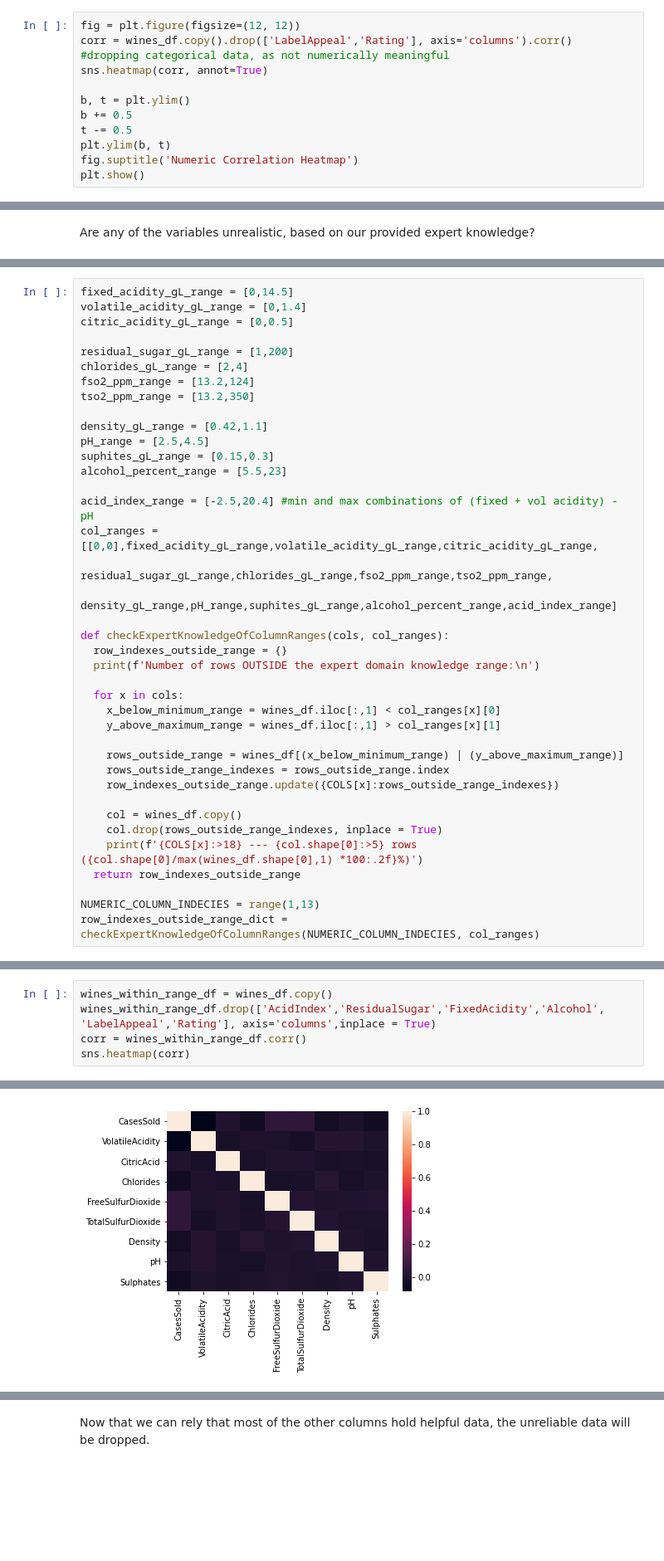
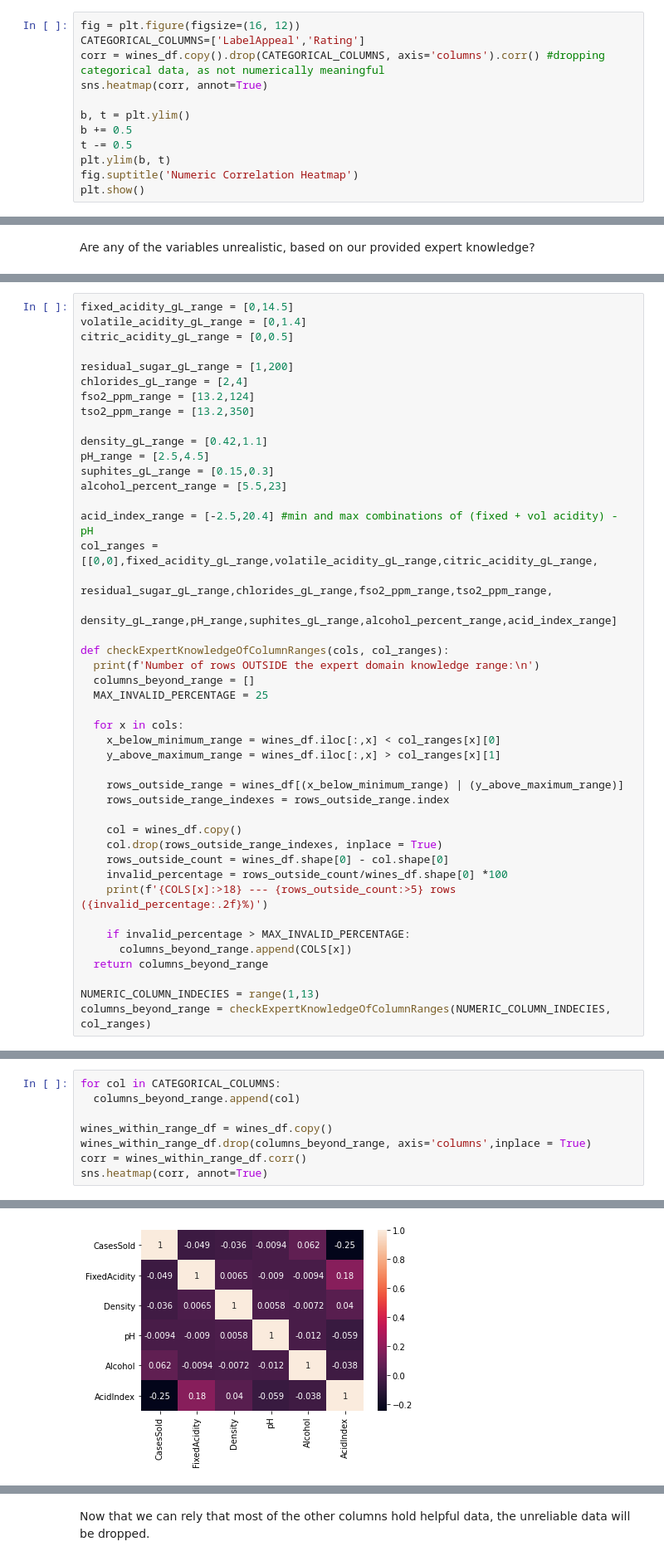
Before and after one commit to yabbou/python-data-science, a Jupyter notebook: hw_6.ipynb, the cells around one changed output, grey strips where cells are left out. Shown at 83% size. Saved outputs shown, nothing was run; the diff lists cells and outputs as text; blank space fills up the shorter version.

```diff
--- a/hw_6.ipynb
+++ b/hw_6.ipynb
@@ -176,8 +178,9 @@ nulls_visual = msno.matrix(wines_df)
 <Figure size 1440x576 with 0 Axes>
 [figure]
 # %%
-fig = plt.figure(figsize=(12, 12))
-corr = wines_df.copy().drop(['LabelAppeal','Rating'], axis='columns').corr() #dropping categorical data, as not numerically meaningful
+fig = plt.figure(figsize=(16, 12))
+CATEGORICAL_COLUMNS=['LabelAppeal','Rating']
+corr = wines_df.copy().drop(CATEGORICAL_COLUMNS, axis='columns').corr() #dropping categorical data, as not numerically meaningful
 sns.heatmap(corr, annot=True)
 
 b, t = plt.ylim()
@@ -261,24 +264,29 @@ col_ranges = [[0,0],fixed_acidity_gL_range,volatile_acidity_gL_range,citric_acid
               density_gL_range,pH_range,suphites_gL_range,alcohol_percent_range,acid_index_range]
 
 def checkExpertKnowledgeOfColumnRanges(cols, col_ranges):
-  row_indexes_outside_range = {}
   print(f'Number of rows OUTSIDE the expert domain knowledge range:\n')
+  columns_beyond_range = []
+  MAX_INVALID_PERCENTAGE = 25
 
   for x in cols:
-    x_below_minimum_range = wines_df.iloc[:,1] < col_ranges[x][0]
-    y_above_maximum_range = wines_df.iloc[:,1] > col_ranges[x][1]
+    x_below_minimum_range = wines_df.iloc[:,x] < col_ranges[x][0]
+    y_above_maximum_range = wines_df.iloc[:,x] > col_ranges[x][1]
 
     rows_outside_range = wines_df[(x_below_minimum_range) | (y_above_maximum_range)]
     rows_outside_range_indexes = rows_outside_range.index
-    row_indexes_outside_range.update({COLS[x]:rows_outside_range_indexes})
 
     col = wines_df.copy()
     col.drop(rows_outside_range_indexes, inplace = True)
-    print(f'{COLS[x]:>18} --- {col.shape[0]:>5} rows ({col.shape[0]/max(wines_df.shape[0],1) *100:.2f}%)')
-  return row_indexes_outside_range
+    rows_outside_count = wines_df.shape[0] - col.shape[0]
+    invalid_percentage = rows_outside_count/wines_df.shape[0] *100
+    print(f'{COLS[x]:>18} --- {rows_outside_count:>5} rows ({invalid_percentage:.2f}%)')
+
+    if invalid_percentage > MAX_INVALID_PERCENTAGE:
+      columns_beyond_range.append(COLS[x])
+  return columns_beyond_range
 
 NUMERIC_COLUMN_INDECIES = range(1,13)
-row_indexes_outside_range_dict = checkExpertKnowledgeOfColumnRanges(NUMERIC_COLUMN_INDECIES, col_ranges)
+columns_beyond_range = checkExpertKnowledgeOfColumnRanges(NUMERIC_COLUMN_INDECIES, col_ranges)
 # %% [output]
 Number of rows OUTSIDE the expert domain knowledge range:
 
@@ -299,11 +307,14 @@ TotalSulfurDioxide ---  1945 rows (15.20%)
 # %%
+for col in CATEGORICAL_COLUMNS:
+  columns_beyond_range.append(col)
+
 wines_within_range_df = wines_df.copy()
-wines_within_range_df.drop(['AcidIndex','ResidualSugar','FixedAcidity','Alcohol', 'LabelAppeal','Rating'], axis='columns',inplace = True)
+wines_within_range_df.drop(columns_beyond_range, axis='columns',inplace = True)
 corr = wines_within_range_df.corr()
-sns.heatmap(corr)
+sns.heatmap(corr, annot=True)
 # %% [output]
 <matplotlib.axes._subplots.AxesSubplot at 0x...>
-[figure, old version]
+[figure, new version]
 # %%
 CASES = 'CasesSold'
 sns.pairplot(wines_within_range_df,y_vars=CASES)
```
Also changed, not shown: parts of 18 cells of this notebook.
